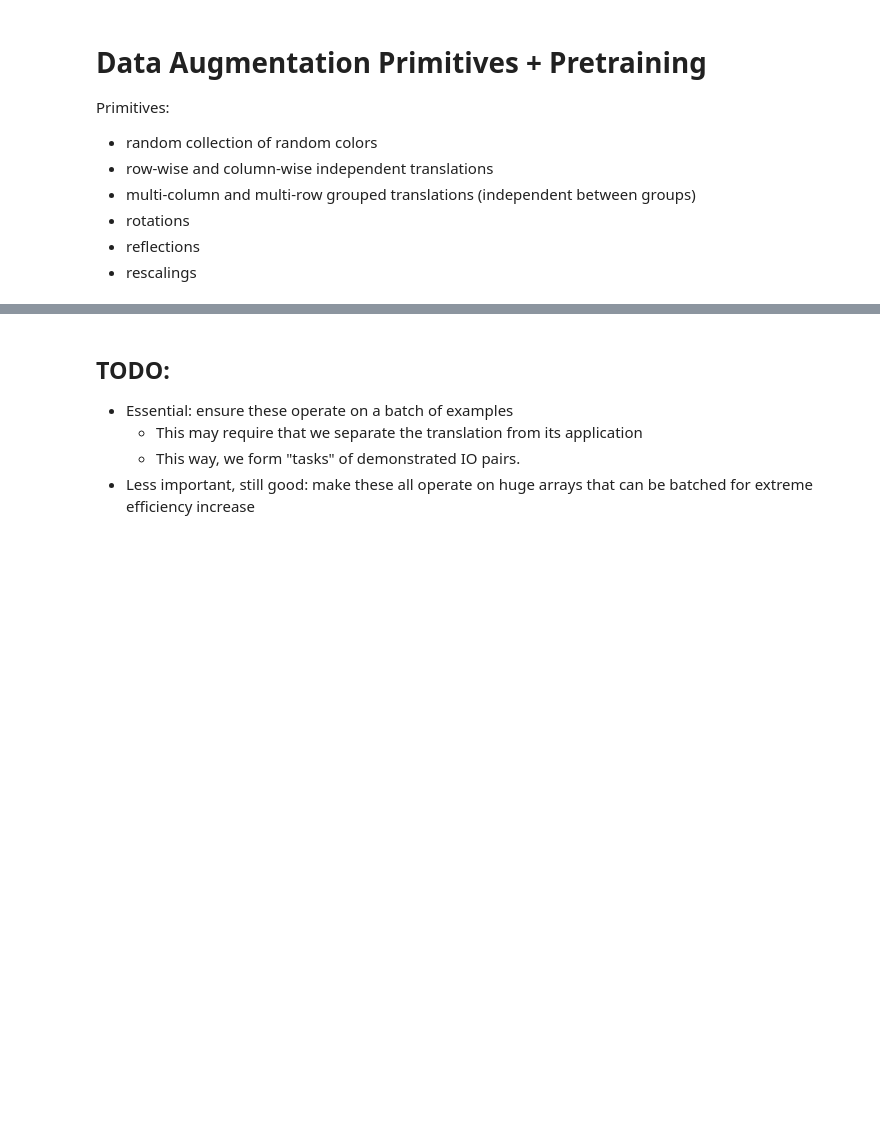
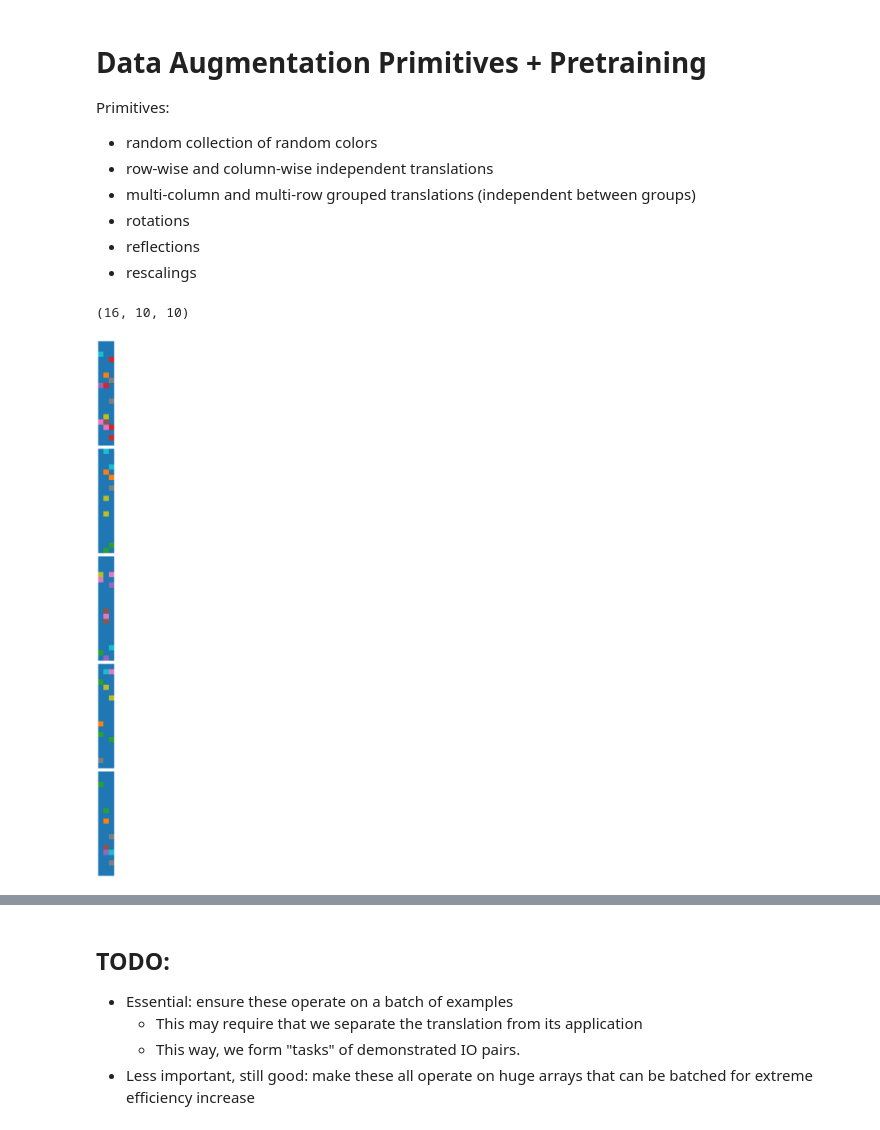
Before and after one commit to samj-ai/composition, a Jupyter notebook: notebooks/data_test.ipynb, the cells around one changed output, grey strips where cells are left out. Saved outputs shown, nothing was run; the diff lists cells and outputs as text; code cells hidden in the pictures; blank space fills up the shorter version.

Commit message:
FInalize and test data augmentation pipeline. Add display convenience.

```diff
--- a/notebooks/data_test.ipynb
+++ b/notebooks/data_test.ipynb
@@ -217,30 +266,65 @@ Primitives:
 # %%
 from jax import random
-
-key = random.key(0)
+from functools import partial
 # %%
-def random_grid(key, size_x=None, size_y=None, max_value=10, size_max=30, sparsity=0.8):
-    """ Create a single random grid.
+def generate_grid_batch(key, batch_size, size_x=None, size_y=None, max_value=10, size_max=30, sparsity=0.8):
+    """Create a batch of random grids.
+
     Args:
-        key: jax random key
-        size_x: x dimension of grid
-        size_y: y dimension of grid
-        max_value: maximum value in grid
+        key: JAX random key
+        batch_size: Number of grids to generate
+        size_x: x dimension of grids (if None, randomly chosen)
+        size_y: y dimension of grids (if None, randomly chosen)
+        max_value: maximum value in grids
+        size_max: maximum size if size_x or size_y is None
         sparsity: fraction of grid to be zero
+
+    Returns:
+        Batch of grids with shape (batch_size, size_x, size_y)
     """
-    key1, key2, key3 = random.split(key, 3)
-    # handle optional size_x and size_y
-    if not size_x and not size_y:
-        size_x, size_y = random.randint(key1, (2,), 1, size_max)
-    elif size_x and not size_y:
+    # Split key for batch generation
+    keys = random.split(key, batch_size)
+
+    # Handle optional size_x and size_y once for all grids
+    if size_x is None and size_y is None:
+        # Generate a random size for all grids in the batch
+        size_key, grid_key = random.split(key)
+        size_x, size_y = random.randint(size_key, (2,), 1, size_max)
+    elif size_x is not None and size_y is None:
         size_y = size_x
-    elif size_y and not size_x:
+    elif size_y is not None and size_x is None:
         size_x = size_y
-    grid = random.randint(key2, (size_x, size_y), 0, max_value)
-    # apply sparsity
-    mask = random.uniform(key3, grid.shape) < sparsity
-    grid = jnp.where(mask, 0, grid)
-    return grid
+
+    # Define a function to generate a single grid with fixed size
+    def generate_single_grid(key):
+        key1, key2 = random.split(key)
+        # Generate random values
+        grid = random.randint(key1, (size_x, size_y), 0, max_value)
+        # Apply sparsity mask
+        mask = random.uniform(key2, (size_x, size_y)) < sparsity
+        return jnp.where(mask, 0, grid)
+
+    # Vectorize the grid generation function over the batch dimension
+    return jax.vmap(generate_single_grid)(keys)
+
+# single grid generator
+generate_grid = partial(lambda key,
+                        **kwargs: generate_grid_batch(key, batch_size=1, **kwargs)[0])
+
+# ------------- EXAMPLE USAGE -------------
+
+key = random.PRNGKey(0)
+# Generate 16 grids of size 10x10
+grids = generate_grid_batch(key, batch_size=16, size_x=10, size_y=10)
+print(grids.shape)  # (16, 10, 10)
+# Generate 8 grids with random sizes (all grids will have the same random size)
+random_sized_grids = generate_grid_batch(key, batch_size=8)
+# %% [output]
+(16, 10, 10)
 # %%
-key = key, fn_key = random.split(key)
-rg = random_grid(fn_key)
+key = random.key(13)
+key, use = random.split(key)
+rg = generate_grid_batch(use, batch_size=5)
+display(rg)
+# %% [output]
+[figure, added]
```
Also changed, not shown: parts of 10 cells of this notebook.
